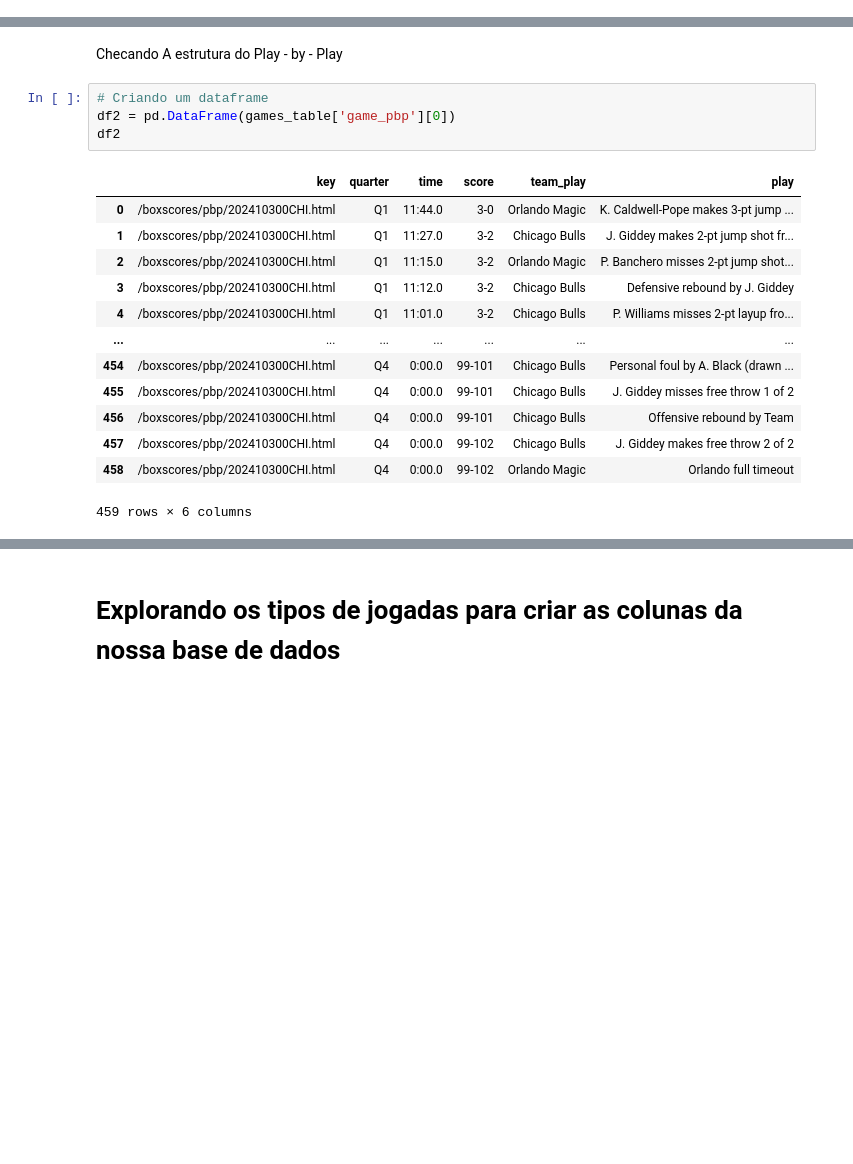
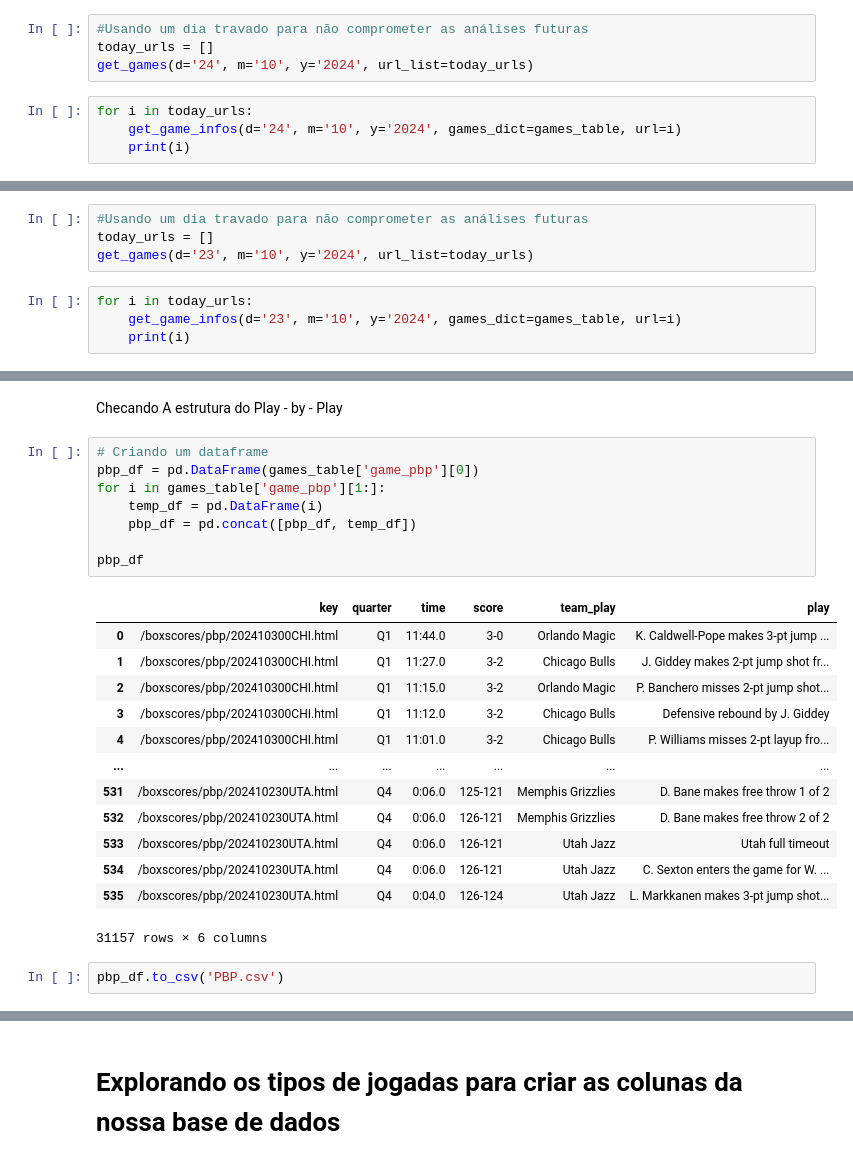
Before and after one commit to filpijoao/NBA_datascrapping, a Jupyter notebook: play_by_play.ipynb, the cells around one changed output, grey strips where cells are left out. Cells and saved outputs as stored; diff of their text form; blank space fills up the shorter version.

```diff
--- a/play_by_play.ipynb
+++ b/play_by_play.ipynb
@@ -185,0 +273,8 @@ for i in today_urls:
+# %%
+#Usando um dia travado para não comprometer as análises futuras
+today_urls = []
+get_games(d='24', m='10', y='2024', url_list=today_urls)
+# %%
+for i in today_urls:
+    get_game_infos(d='24', m='10', y='2024', games_dict=games_table, url=i)
+    print(i)
@@ -185,0 +286,8 @@ for i in today_urls:
+# %%
+#Usando um dia travado para não comprometer as análises futuras
+today_urls = []
+get_games(d='23', m='10', y='2024', url_list=today_urls)
+# %%
+for i in today_urls:
+    get_game_infos(d='23', m='10', y='2024', games_dict=games_table, url=i)
+    print(i)
@@ -208,19 +330,25 @@ df
 Checando A estrutura do Play - by - Play
 # %%
 # Criando um dataframe
-df2 = pd.DataFrame(games_table['game_pbp'][0])
-df2
+pbp_df = pd.DataFrame(games_table['game_pbp'][0])
+for i in games_table['game_pbp'][1:]:
+    temp_df = pd.DataFrame(i)
+    pbp_df = pd.concat([pbp_df, temp_df])
+
+pbp_df
 # %% [output]
 |  | key | quarter | time | score | team_play | play |
 | 0 | /boxscores/pbp/202410300CHI.html | Q1 | 11:44.0 | 3-0 | Orlando Magic | K. Caldwell-Pope makes 3-pt jump ... |
 | 1 | /boxscores/pbp/202410300CHI.html | Q1 | 11:27.0 | 3-2 | Chicago Bulls | J. Giddey makes 2-pt jump shot fr... |
 | 2 | /boxscores/pbp/202410300CHI.html | Q1 | 11:15.0 | 3-2 | Orlando Magic | P. Banchero misses 2-pt jump shot... |
 | 3 | /boxscores/pbp/202410300CHI.html | Q1 | 11:12.0 | 3-2 | Chicago Bulls | Defensive rebound by J. Giddey |
 | 4 | /boxscores/pbp/202410300CHI.html | Q1 | 11:01.0 | 3-2 | Chicago Bulls | P. Williams misses 2-pt layup fro... |
 | ... | ... | ... | ... | ... | ... | ... |
-| 454 | /boxscores/pbp/202410300CHI.html | Q4 | 0:00.0 | 99-101 | Chicago Bulls | Personal foul by A. Black (drawn ... |
-| 455 | /boxscores/pbp/202410300CHI.html | Q4 | 0:00.0 | 99-101 | Chicago Bulls | J. Giddey misses free throw 1 of 2 |
-| 456 | /boxscores/pbp/202410300CHI.html | Q4 | 0:00.0 | 99-101 | Chicago Bulls | Offensive rebound by Team |
-| 457 | /boxscores/pbp/202410300CHI.html | Q4 | 0:00.0 | 99-102 | Chicago Bulls | J. Giddey makes free throw 2 of 2 |
-| 458 | /boxscores/pbp/202410300CHI.html | Q4 | 0:00.0 | 99-102 | Orlando Magic | Orlando full timeout |
+| 531 | /boxscores/pbp/202410230UTA.html | Q4 | 0:06.0 | 125-121 | Memphis Grizzlies | D. Bane makes free throw 1 of 2 |
+| 532 | /boxscores/pbp/202410230UTA.html | Q4 | 0:06.0 | 126-121 | Memphis Grizzlies | D. Bane makes free throw 2 of 2 |
+| 533 | /boxscores/pbp/202410230UTA.html | Q4 | 0:06.0 | 126-121 | Utah Jazz | Utah full timeout |
+| 534 | /boxscores/pbp/202410230UTA.html | Q4 | 0:06.0 | 126-121 | Utah Jazz | C. Sexton enters the game for W. ... |
+| 535 | /boxscores/pbp/202410230UTA.html | Q4 | 0:04.0 | 126-124 | Utah Jazz | L. Markkanen makes 3-pt jump shot... |
-459 rows × 6 columns
+31157 rows × 6 columns
+# %%
+pbp_df.to_csv('PBP.csv')
```
Also changed, not shown: parts of 114 cells of this notebook, 6 other files.
